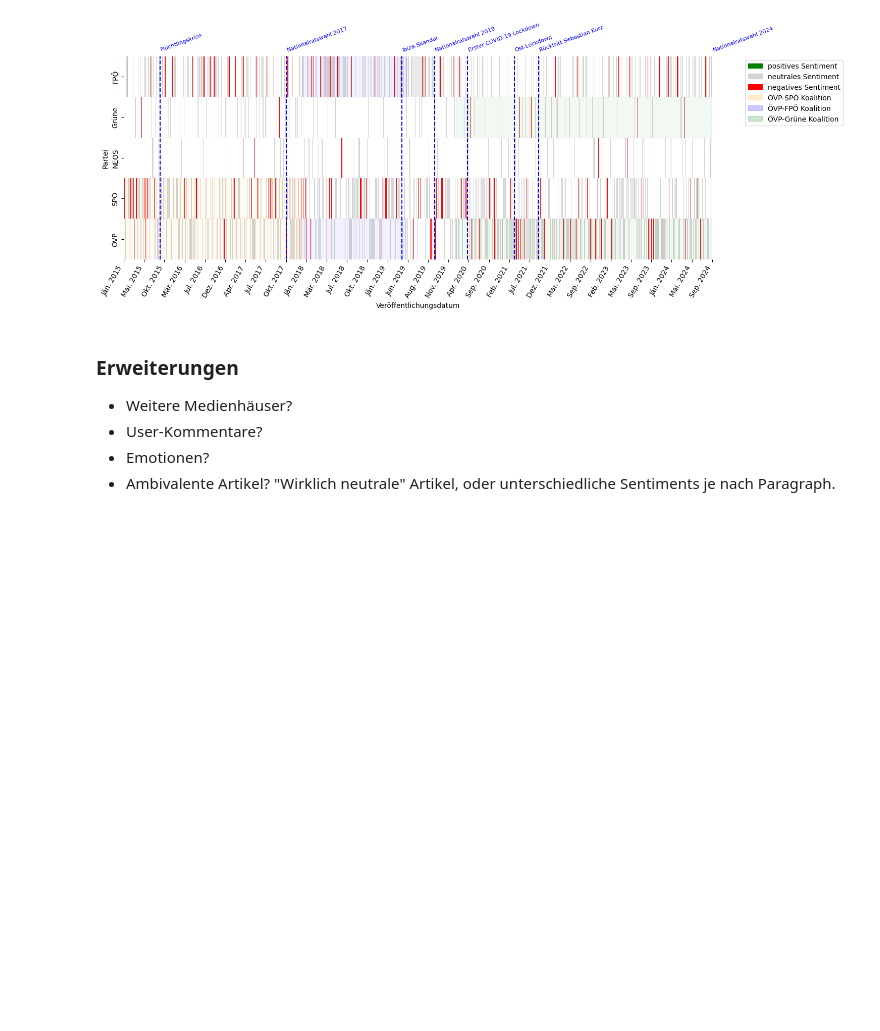
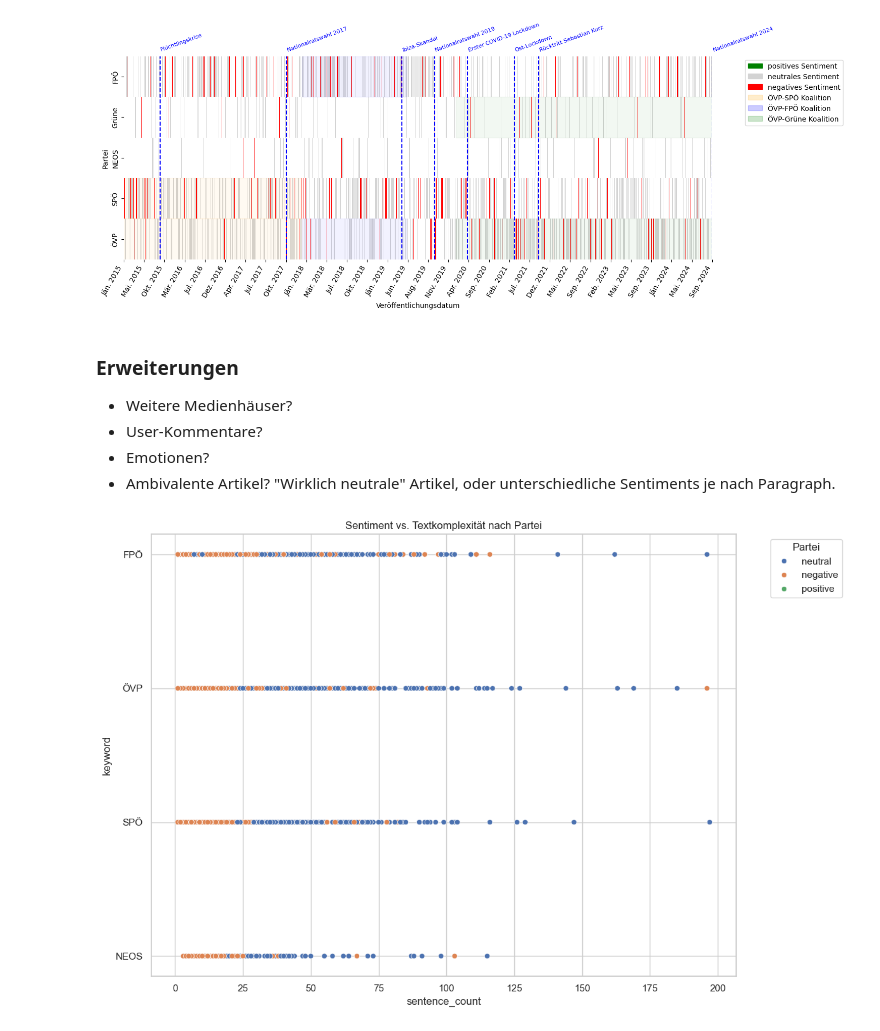
Before and after one commit to Daniel-Grabenbauer/NLP-SentimentAnalysis, a Jupyter notebook: analyze_dataviz_19102024.ipynb, the cells around one changed output. Cells and saved outputs as stored; diff of their text form; code cells hidden in the pictures; blank space fills up the shorter version.

```diff
--- a/analyze_dataviz_19102024.ipynb
+++ b/analyze_dataviz_19102024.ipynb
@@ -444,3 +444,81 @@ plt.show()
 - User-Kommentare?
 - Emotionen?
 - Ambivalente Artikel? "Wirklich neutrale" Artikel, oder unterschiedliche Sentiments je nach Paragraph.
+# %%
+import sqlite3
+import pandas as pd
+import matplotlib.pyplot as plt
+import seaborn as sns
+import numpy as np
+
+def get_articles_with_one_keyword(conn):
+    query = '''
+    SELECT
+        a.articleID,
+        k.keyword,
+        af.sentence_count,
+        af.word_count,
+        af.avg_word_length,
+        af.token_count,
+        asent.sentiment_category
+    FROM Articles a
+    JOIN Article_Keywords ak ON a.articleID = ak.articleID
+    JOIN Keywords k ON ak.keywordID = k.keywordID
+    JOIN Article_Features af ON a.articleID = af.articleID
+    JOIN Article_Sentiment asent ON a.articleID = asent.articleID
+    WHERE a.articleID IN (
+        SELECT articleID
+        FROM Article_Keywords
+        GROUP BY articleID
+        HAVING COUNT(*) = 1
+    ) AND asent.sentiment_value != 0
+    AND k.keyword NOT IN ('Grüne', 'KPÖ')
+    '''
+    df = pd.read_sql_query(query, conn)
+    return df
+
+def main():
+    # Verbindung zur Datenbank herstellen
+    conn = sqlite3.connect('derstandard.db')
+
+    # Daten abrufen mit Fehlerbehandlung
+    try:
+        df = get_articles_with_one_keyword(conn)
+    except Exception as e:
+        print(f"Fehler beim Abrufen der Daten: {e}")
+        conn.close()
+        return
+
+    # Berechnung des Komplexitätsmaßes
+    try:
+        df['avg_sentence_length'] = df['word_count'] / df['sentence_count']
+        df['complexity'] = df['avg_sentence_length'] * df['avg_word_length']
+    except Exception as e:
+        print(f"Fehler bei der Berechnung der Textkomplexität: {e}")
+        conn.close()
+        return
+
+
+    # Visualisierung
+    try:
+        plt.figure(figsize=(12, 8))
+        scatter = sns.scatterplot(
+            data=df,
+            x='sentence_count',
+            y='keyword',
+            hue='sentiment_category',
+        )
+        plt.title('Sentiment vs. Textkomplexität nach Partei')
+        plt.legend(title='Partei', bbox_to_anchor=(1.05, 1), loc=2)
+        plt.tight_layout()
+        plt.show()
+    except Exception as e:
+        print(f"Fehler bei der Visualisierung: {e}")
+
+    # Verbindung schließen
+    conn.close()
+
+if __name__ == "__main__":
+    main()
+# %% [output]
+[figure, added]
```
Also changed, not shown: parts of 2 cells of this notebook, 2 other files.
